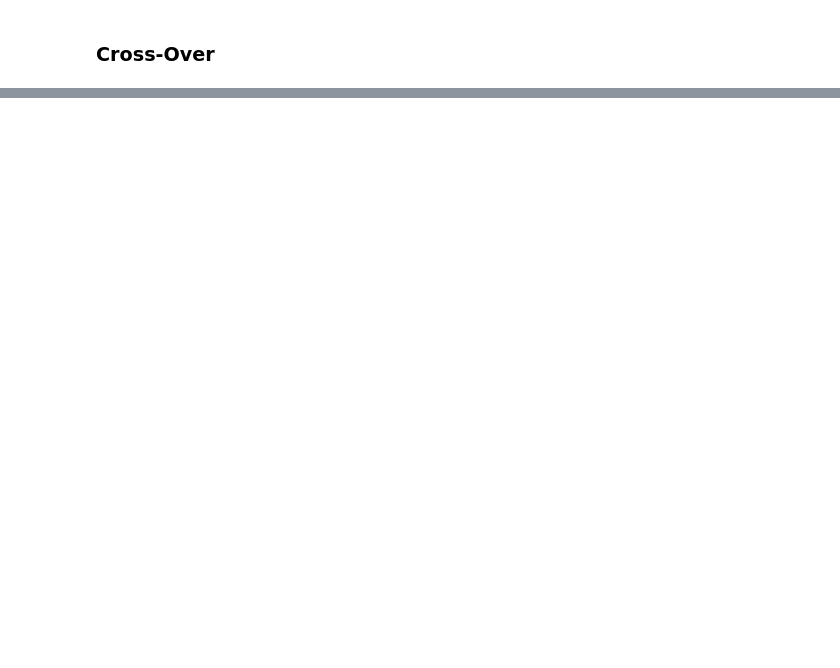
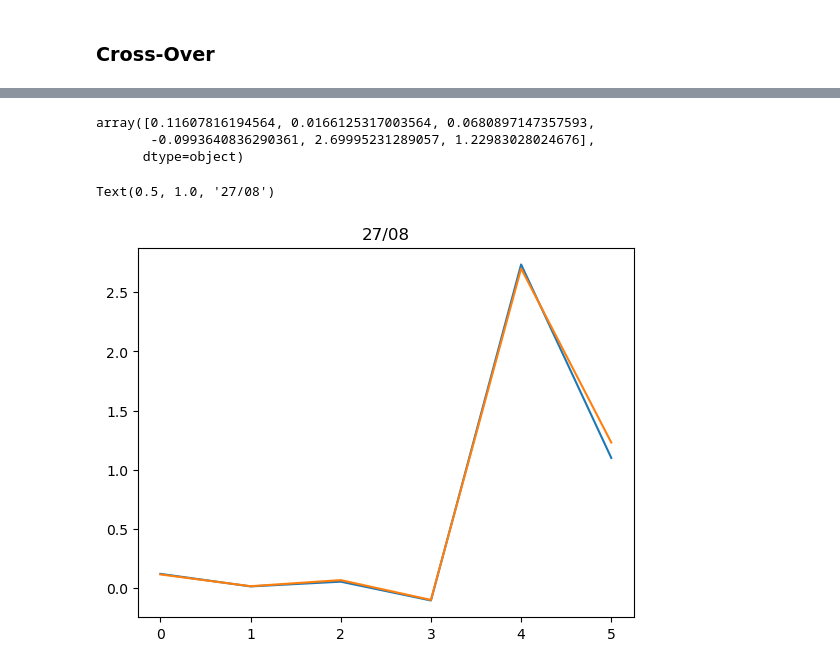
Before and after one commit to araujogab/Genetic-Algorithm, a Jupyter notebook: Svensson.ipynb, the cells around one changed output, grey strips where cells are left out. Drawn from its saved outputs; the diff is of its cells as text; code cells hidden in the pictures; blank space fills up the shorter version.

```diff
--- a/Svensson.ipynb
+++ b/Svensson.ipynb
@@ -185,0 +138,12 @@ selection
+# %%
+pi = 0.35
+var = 0.5 ## ajustar a var para a geracao maior que 2
+e_mutation = []
+
+for num in range(N):
+    e = np.random.normal(0, var, 6)*np.random.choice([0, 1], size=6, p=[1 - pi, pi])
+    e_mutation.append(e)
+
+new_individuals = np.array(next_gen) + np.array(next_gen)*np.array(e_mutation)
+
+## add constraints to the parameters
@@ -185,0 +166,13 @@ selection
+# %%
+for row in new_individuals:
+    def myval(c):
+        df['NSS'] =(c[0])+(c[1]*((1-np.exp(-df['Maturity']*c[4]))/(df['Maturity']*c[4])))+(c[2]*((((1-np.exp(-df['Maturity']*c[4]))/(df['Maturity']*c[4])))-(np.exp(-df['Maturity']*c[4]))))+(c[3]*((((1-np.exp(-df['Maturity']*c[5]))/(df['Maturity']*c[5])))-(np.exp(-df['Maturity']*c[5]))))
+        df['Calculated_price'] = 1000 / (1 + df['NSS']) ** df['Maturity']
+        df['Residual'] =  (df['PU'] - df['Calculated_price'])**2
+        val = np.sum(df['Residual'])
+        return(val)
+    val = myval(row)
+    values.append((val, row))
+sol_2 = pd.DataFrame(values, columns=['SC', "Parameters"]).sort_values('SC')
+
+selection = sol_2[0:s]
@@ -185,0 +195,17 @@ selection
+# %%
+dia27 = selection.iloc[0][1]
+# %%
+dia27_anbima = parameters.iloc[-2,1:].values
+# %%
+dia27_anbima
+# %% [output]
+array([0.11607816194564, 0.0166125317003564, 0.0680897147357593,
+       -0.0993640836290361, 2.69995231289057, 1.22983028024676],
+      dtype=object)
+# %%
+plt.plot(dia27)
+plt.plot(dia27_anbima)
+plt.title('27/08')
+# %% [output]
+Text(0.5, 1.0, '27/08')
+[figure, added]
```
Also changed, not shown: parts of 12 cells of this notebook.
